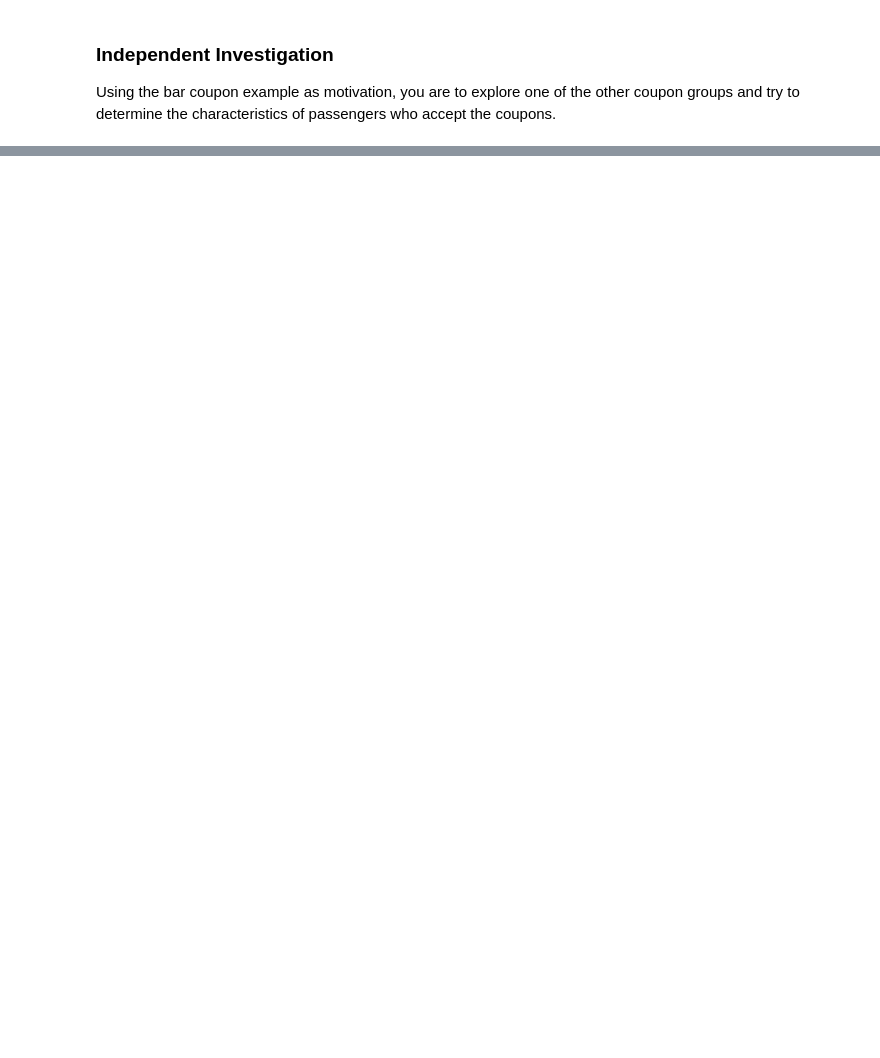
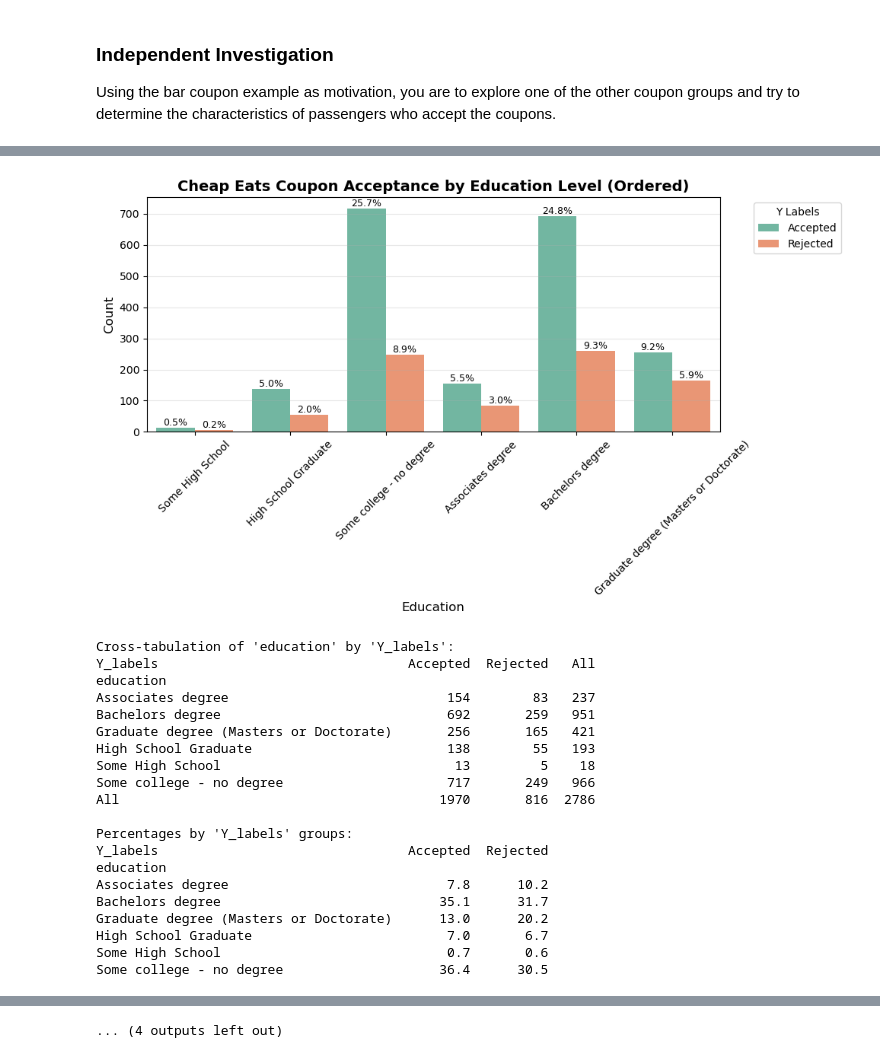
Before and after one commit to JimKlein325/MachineLearning-AMTCouponAnalysis, a Jupyter notebook: prompt.ipynb, the cells around one changed output, grey strips where cells are left out. Drawn from its saved outputs; the diff is of its cells as text; code cells hidden in the pictures; blank space fills up the shorter version.

```diff
--- a/prompt.ipynb
+++ b/prompt.ipynb
@@ -616,0 +801,65 @@ Using the bar coupon example as motivation, you are to explore one of the other
+# %%
+
+categories_education_sorted = ['Some High School', 'High School Graduate', 'Some college - no degree', 'Associates degree',  'Bachelors degree', 'Graduate degree (Masters or Doctorate)']
+
+plot_histogram.plot_categorical_histogram(
+    data_cheap_eats, 'education', 'Y_labels',
+    order=categories_education_sorted, hue_order=['Accepted', 'Rejected'],
+    title='Cheap Eats Coupon Acceptance by Education Level (Ordered)'
+)
+
+categories_sorted_time = ['7AM', '10AM', '2PM', '6PM', '10PM']
+plot_histogram.plot_categorical_histogram(
+    data_cheap_eats, 'time', 'Y_labels',
+    order=categories_sorted_time, hue_order=['Accepted', 'Rejected'],
+    title='Cheap Eats Coupon Acceptance by Time of Day (Ordered)'
+)
+
+# categories_sorted_income =  ['Less than $12500', '$12500 - $24999', '$25000 - $37499', '$37500 - $49999', '$50000 - $74999', '$75000 - $87499', '$87500 - $99999', '$100000 or more']
+categories_sorted_income =  ['Less than $12500', '$12500 - $24999', '$25000 - $37499','$37500 - $49999','$50000 - $62499', '$62500 - $74999',  '$75000 - $87499', '$87500 - $99999', '$100000 or More']
+
+
+plot_histogram.plot_categorical_histogram(
+    data_cheap_eats, 'income', 'Y_labels',
+    order=categories_sorted_income, hue_order=['Accepted', 'Rejected'],
+    title='Cheap Eats Coupon Acceptance by Income Level (Ordered)'
+)
+
+categories_sorted_age = ['below21', '21', '26', '31', '36', '41', '46', '50plus']
+plot_histogram.plot_categorical_histogram(
+    data_cheap_eats, 'age', 'Y_labels',
+    order=categories_sorted_age, hue_order=['Accepted', 'Rejected'],
+    title='Cheap Eats Coupon Acceptance by Age Group (Ordered)'
+)
+
+categorical_columns_no_sort = [
+    'passanger', 'maritalStatus',
+    'destination', 'gender'
+]
+for column in categorical_columns_no_sort:
+    plot_histogram.plot_categorical_histogram(
+        data_cheap_eats, column, 'Y_labels',
+        title=f'Cheap Eats Coupon Acceptance by {column.capitalize()}'
+    )
+# %% [output]
+[figure, added]
+Cross-tabulation of 'education' by 'Y_labels':
+Y_labels                                Accepted  Rejected   All
+education
+Associates degree                            154        83   237
+Bachelors degree                             692       259   951
+Graduate degree (Masters or Doctorate)       256       165   421
+High School Graduate                         138        55   193
+Some High School                              13         5    18
+Some college - no degree                     717       249   966
+All                                         1970       816  2786
+
+Percentages by 'Y_labels' groups:
+Y_labels                                Accepted  Rejected
+education
+Associates degree                            7.8      10.2
+Bachelors degree                            35.1      31.7
+Graduate degree (Masters or Doctorate)      13.0      20.2
+High School Graduate                         7.0       6.7
+Some High School                             0.7       0.6
+Some college - no degree                    36.4      30.5
@@ -616,0 +957 @@ Using the bar coupon example as motivation, you are to explore one of the other
+... (4 outputs left out)
```
Also changed, not shown: parts of 16 cells of this notebook, 5 other files.
